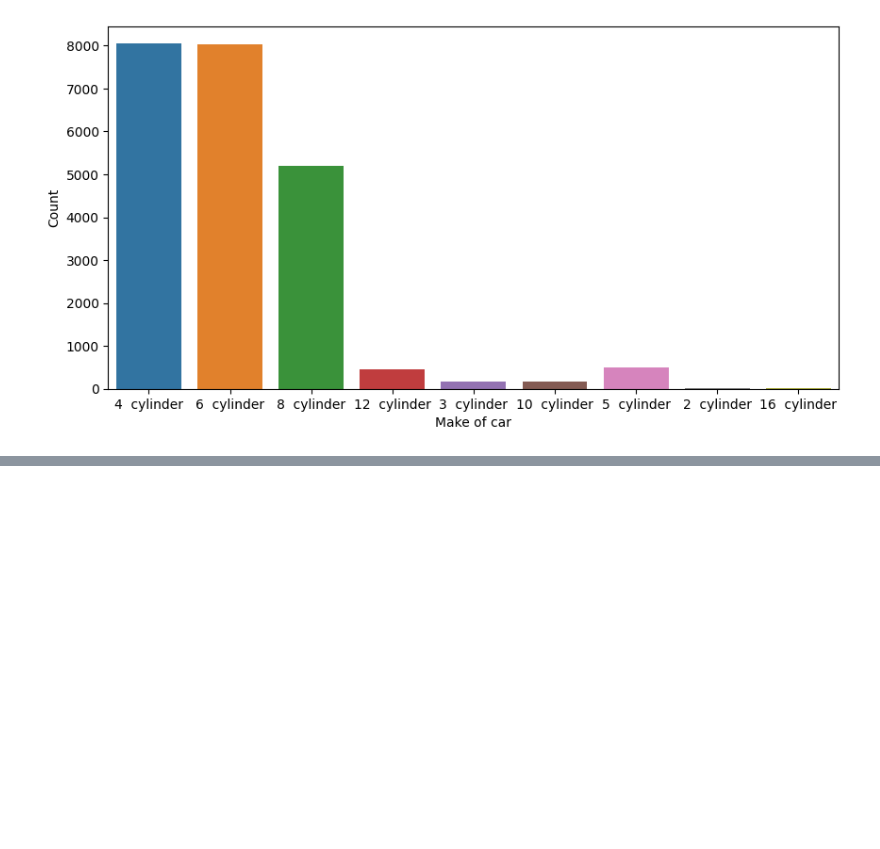
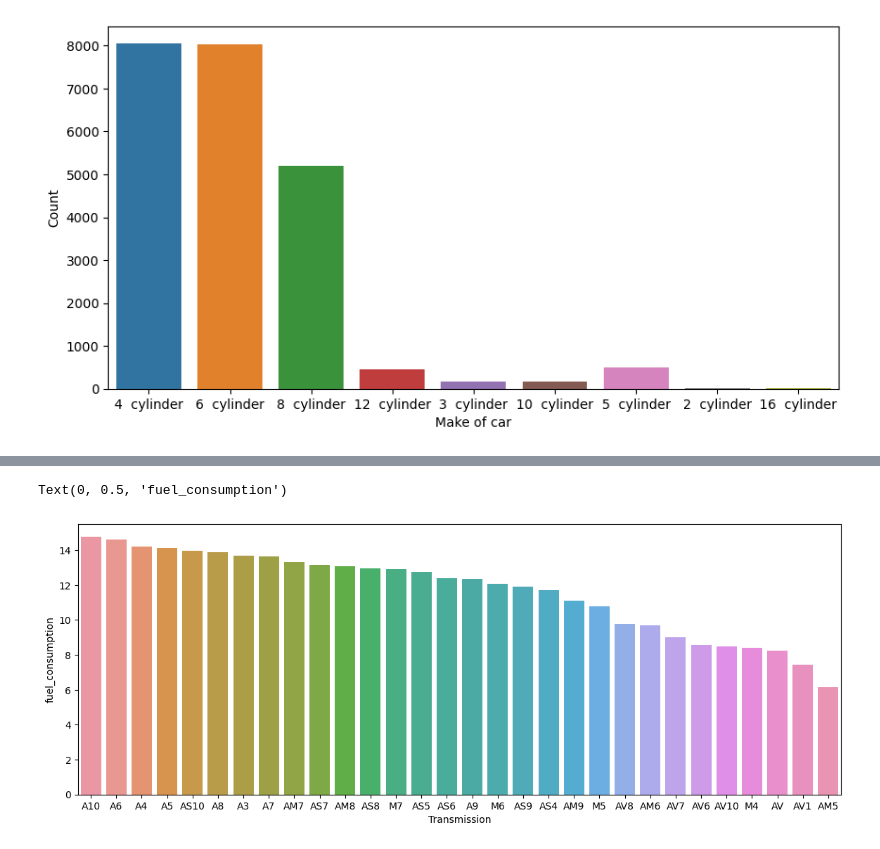
Before and after one commit to pup98/Data-Storytelling-SQL-, a Jupyter notebook: sql_analysis.ipynb, the cells around one changed output, grey strips where cells are left out. Cells and saved outputs as stored; diff of their text form; code cells hidden in the pictures; blank space fills up the shorter version.

```diff
--- a/sql_analysis.ipynb
+++ b/sql_analysis.ipynb
@@ -246,0 +365,15 @@ Text(0, 0.5, 'Count')
+# %%
+trans_mileage = %sql select Transmission, avg(fuel_consumption) as fuel_consumption, avg(mileage_highway) as Avg_Mileage_highway \
+                    from consumption \
+                    group by Transmission \
+                    order by fuel_consumption desc ;
+
+
+df = trans_mileage.DataFrame()
+df
+# A = Automatic
+# AM = Automated manual
+# AS = Automatic with select shift
+# AV = Continuously variable
+# M = Manual
+# 3 - 10 = Number of gears
@@ -246,0 +400,10 @@ Text(0, 0.5, 'Count')
+# %%
+plt.figure(figsize=(14,5))
+plot = sns.barplot(x=df['Transmission'],y=df['fuel_consumption'], data=df)
+plot.set_xlabel("Transmission")
+plot.set_ylabel("fuel_consumption")
+
+# Fully automatic cars consume more fuel than manual versions.
+# %% [output]
+Text(0, 0.5, 'fuel_consumption')
+[figure, added]
```
Also changed, not shown: parts of 30 cells of this notebook.
